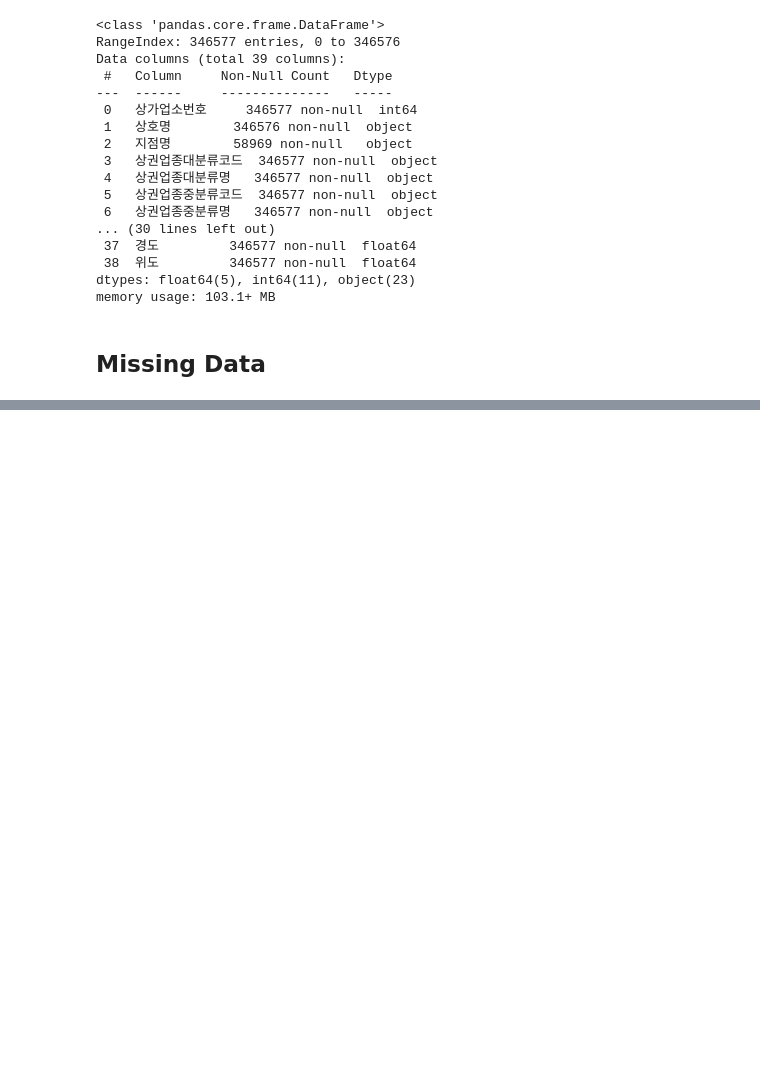
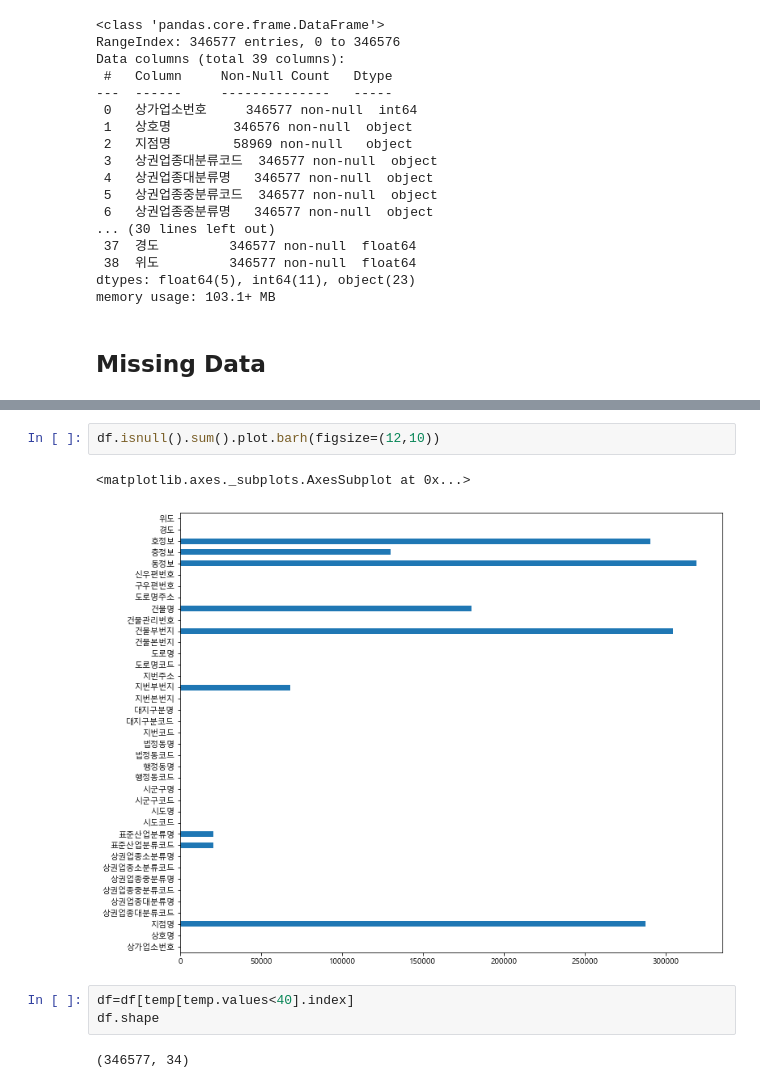
Before and after one commit to sunny0103/personal_project_public_data, a Jupyter notebook: Commercial district data analysis.ipynb, the cells around one changed output, grey strips where cells are left out. Drawn from its saved outputs; the diff is of its cells as text; blank space fills up the shorter version.

```diff
--- a/Commercial district data analysis.ipynb
+++ b/Commercial district data analysis.ipynb
@@ -51,0 +97,10 @@ memory usage: 103.1+ MB
+# %%
+df.isnull().sum().plot.barh(figsize=(12,10))
+# %% [output]
+<matplotlib.axes._subplots.AxesSubplot at 0x...>
+[figure, added]
+# %%
+df=df[temp[temp.values<40].index]
+df.shape
+# %% [output]
+(346577, 34)
```
Also changed, not shown: parts of 15 cells of this notebook.
